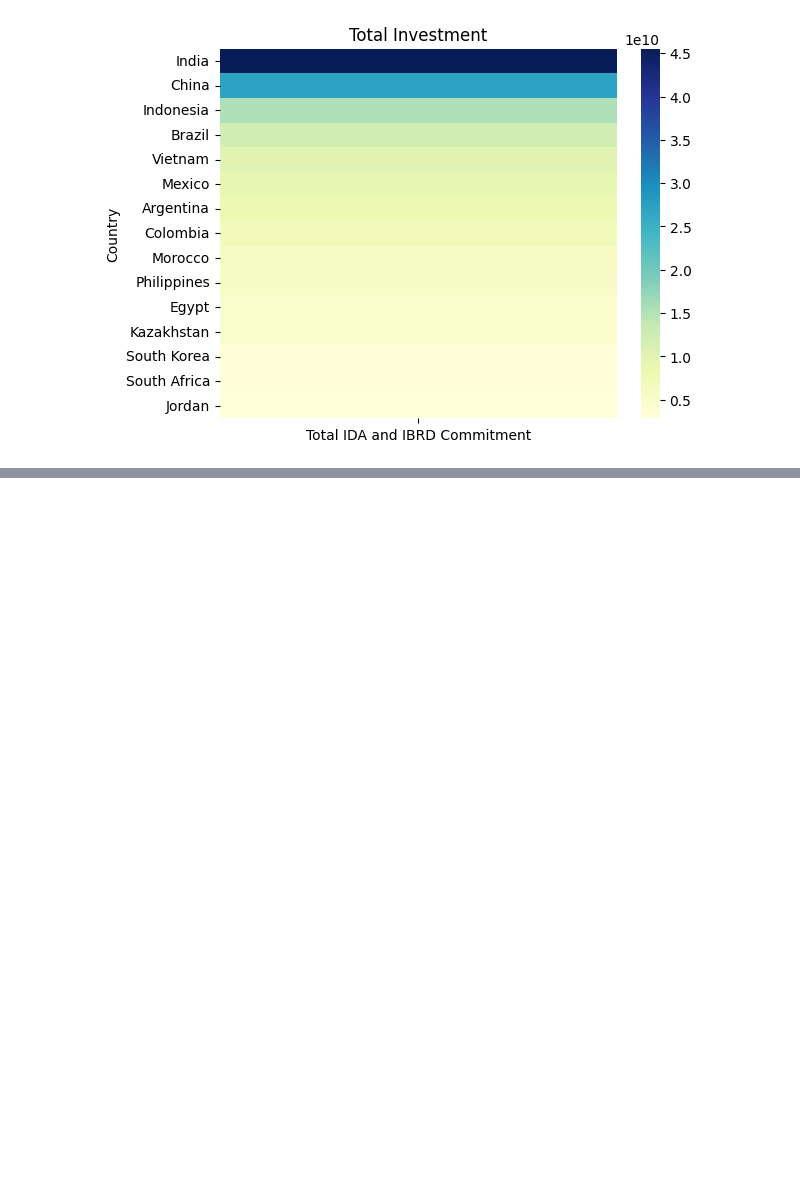
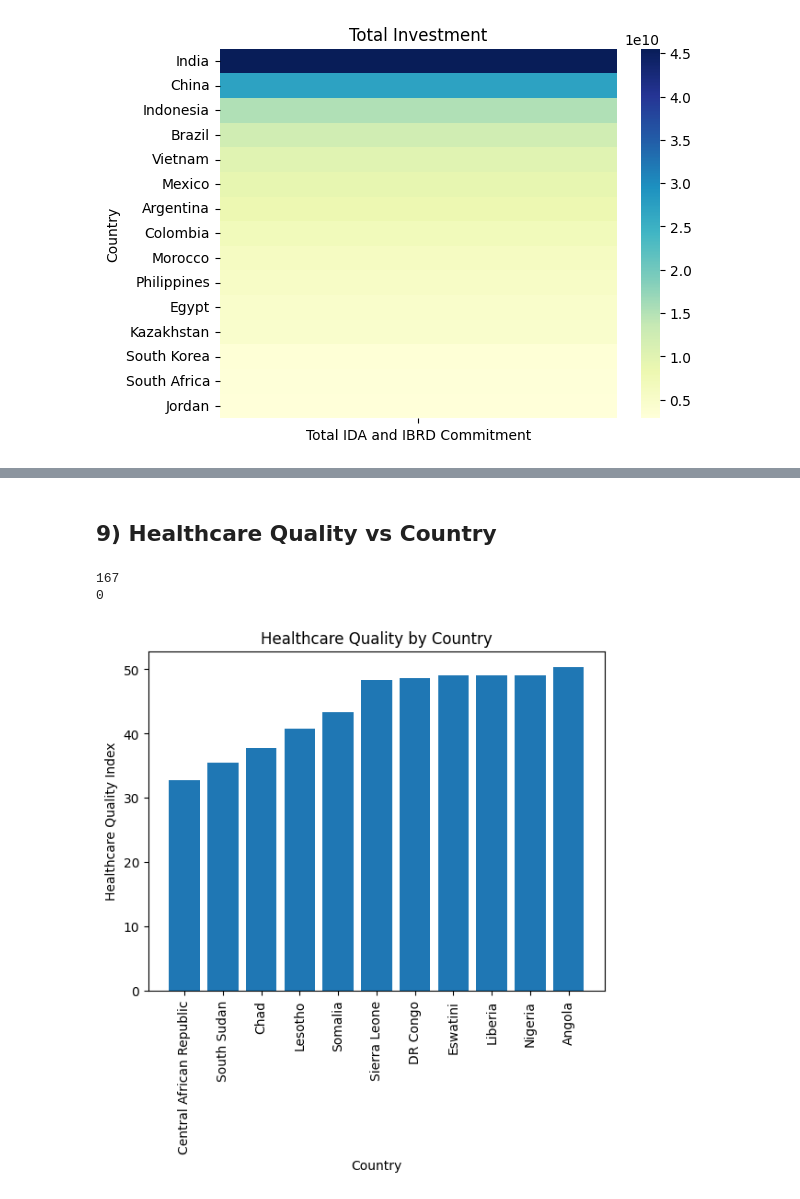
Before and after one commit to ababber19/SWUH, a Jupyter notebook: Phase_1_Graphs.ipynb, the cells around one changed output, grey strips where cells are left out. Saved outputs shown, nothing was run; the diff lists cells and outputs as text; code cells hidden in the pictures; blank space fills up the shorter version.

Commit message:
healthcare info

```diff
--- a/Phase_1_Graphs.ipynb
+++ b/Phase_1_Graphs.ipynb
@@ -415,0 +409,2 @@ healthcare_index.merge(infra, how = "left", right_on = "Country", left_on = "Cou
+# %% [markdown]
+## 9) Healthcare Quality vs Country
@@ -415,0 +416,31 @@ healthcare_index.merge(infra, how = "left", right_on = "Country", left_on = "Cou
+# %%
+# Adds a column of alphaCodes
+# If not found, saves value as "None"
+healthcare_index["alphaCode"] = coco.convert(healthcare_index["Country"], to="ISO3", not_found="None")
+
+# Length of countries with 3 digit code
+print(len(healthcare_index[healthcare_index["alphaCode"]!="None"]))
+# Length of countries without 3 digit code
+print(len(healthcare_index[healthcare_index["alphaCode"]=="None"]))
+
+# Adds a column of the simplified names, based on the alpha codes
+healthcare_index["simplifiedCountryName"] = coco.convert(healthcare_index["alphaCode"], to="name_short", not_found="None")
+# %% [output]
+167
+0
+# %%
+# Plotting worst 10/11 infra countries
+temp = healthcare_index.sort_values("Healthcare Index", ascending=True)[:11]
+# create bar plot
+plt.bar(temp['simplifiedCountryName'], temp['Healthcare Index'])
+
+# add labels and title
+plt.xlabel('Country')
+plt.xticks(rotation=90)
+plt.ylabel('Healthcare Quality Index')
+plt.title('Healthcare Quality by Country')
+
+# show plot
+plt.show()
+# %% [output]
+[figure, added]
```
Also changed, not shown: parts of 18 cells of this notebook.
